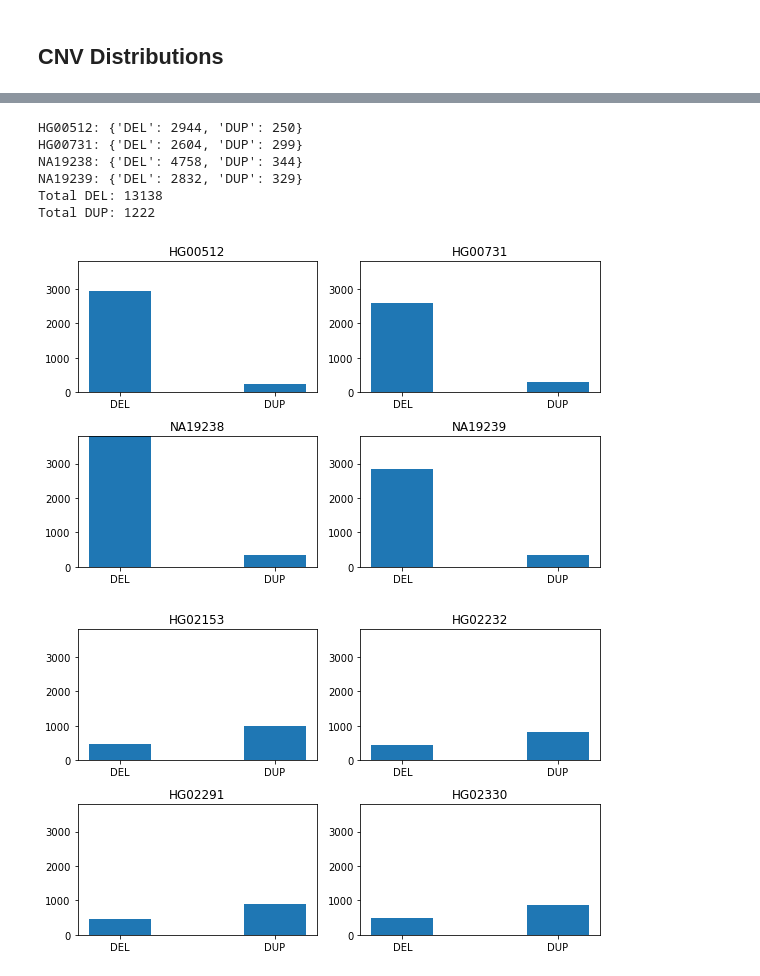
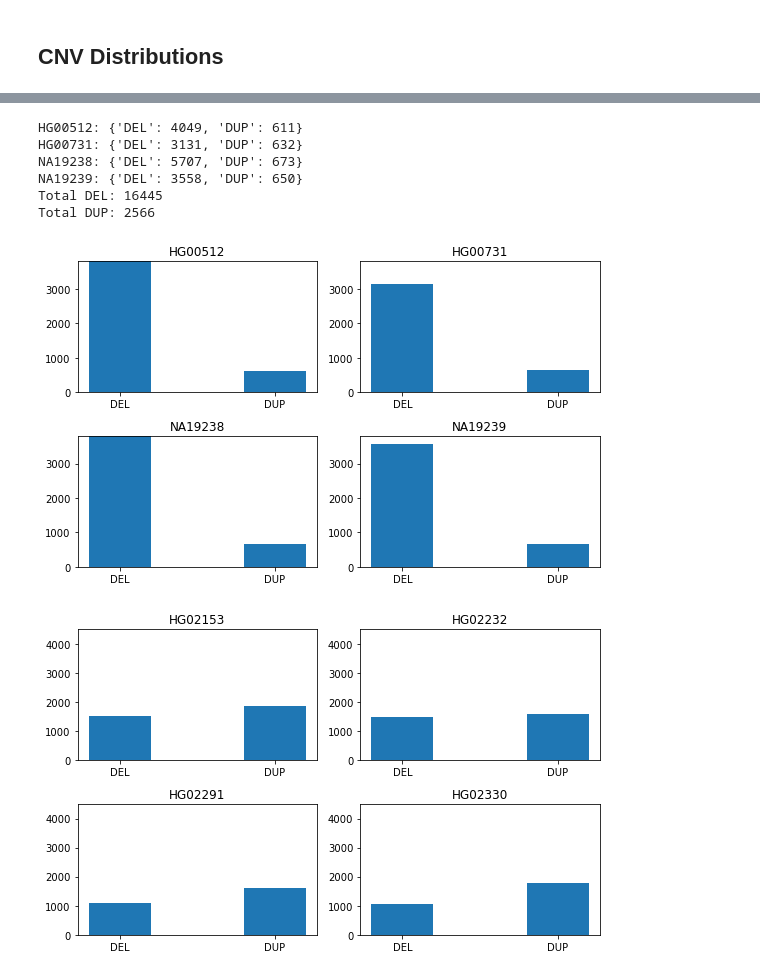
Before and after one commit to alperylmzz/ECOLE-revision, a Jupyter notebook: Figure 3.ipynb, the cells around one changed output, grey strips where cells are left out. Cells and saved outputs as stored; diff of their text form; code cells hidden in the pictures.

```diff
--- a/Figure 3.ipynb
+++ b/Figure 3.ipynb
@@ -6,7 +6,7 @@ import os
 import matplotlib.pyplot as plt
 import seaborn as sns
 import pandas as pd
-sns.set(style="whitegrid")
+#sns.set(style="whitegrid")
 # %% [markdown]
 ## Beautifying Figure 3
 # %%
@@ -264,3 +234,32 @@ NA19239_labeled_data = test4[:,5]
+# %%
+cur_dirname = os.getcwd()
+
+test1 = pd.read_csv(cur_dirname+'/Chaisson_et_al_test_data/Groundtruth_HG00513.csv', sep=",",header=None)
+test2 = pd.read_csv(cur_dirname+'/Chaisson_et_al_test_data/Groundtruth_HG00732.csv', sep=",",header=None)
+test3 = pd.read_csv(cur_dirname+'/Chaisson_et_al_test_data/Groundtruth_HG00733.csv', sep=",",header=None)
+test4 = pd.read_csv(cur_dirname+'/Chaisson_et_al_test_data/Groundtruth_NA19240.csv', sep=",",header=None)
+HG00513_labeled_data = test1[3]
+HG00732_labeled_data = test2[3]
+HG00733_labeled_data = test3[3]
+NA19240_labeled_data = test4[3]
+
+test1 = pd.read_csv(cur_dirname+'/ECOLE_4_training_data/Groundtruth_HG02153.csv',sep=",",header=None)
+test2 = pd.read_csv(cur_dirname+'/ECOLE_4_training_data/Groundtruth_HG02232.csv',sep=",",header=None)
+test3 = pd.read_csv(cur_dirname+'/ECOLE_4_training_data/Groundtruth_HG02291.csv',sep=",",header=None)
+test4 = pd.read_csv(cur_dirname+'/ECOLE_4_training_data/Groundtruth_HG02330.csv',sep=",",header=None)
+HG02153_labeled_data = test1[3]
+HG02232_labeled_data = test2[3]
+HG02291_labeled_data = test3[3]
+HG02330_labeled_data = test4[3]
+
+test1 = pd.read_csv(cur_dirname+'/Chaisson_et_al_finetuning_data/Groundtruth_HG00512.csv',sep=",",header=None)
+test2 = pd.read_csv(cur_dirname+'/Chaisson_et_al_finetuning_data/Groundtruth_HG00731.csv',sep=",",header=None)
+test3 = pd.read_csv(cur_dirname+'/Chaisson_et_al_finetuning_data/Groundtruth_NA19238.csv',sep=",",header=None)
+test4 = pd.read_csv(cur_dirname+'/Chaisson_et_al_finetuning_data/Groundtruth_NA19239.csv',sep=",",header=None)
+HG00512_labeled_data = test1[3]
+HG00731_labeled_data = test2[3]
+NA19238_labeled_data = test3[3]
+NA19239_labeled_data = test4[3]
 # %%
 HG00513_cnv = {"DEL": np.sum(HG00513_labeled_data=="<DEL>"),"DUP": np.sum(HG00513_labeled_data=="<DUP>")}
 HG00732_cnv = {"DEL": np.sum(HG00732_labeled_data=="<DEL>"),"DUP": np.sum(HG00732_labeled_data=="<DUP>")}
@@ -330,35 +330,36 @@ ax[1,1].set_ylim((0,3800))
 fig.tight_layout()
 plt.show()
 # %% [output]
-HG00512: {'DEL': 2944, 'DUP': 250}
-HG00731: {'DEL': 2604, 'DUP': 299}
-NA19238: {'DEL': 4758, 'DUP': 344}
-NA19239: {'DEL': 2832, 'DUP': 329}
-Total DEL: 13138
-Total DUP: 1222
+HG00512: {'DEL': 4049, 'DUP': 611}
+HG00731: {'DEL': 3131, 'DUP': 632}
+NA19238: {'DEL': 5707, 'DUP': 673}
+NA19239: {'DEL': 3558, 'DUP': 650}
+Total DEL: 16445
+Total DUP: 2566
-[figure, old version]
+[figure, new version]
 # %%
 HG02153_cnv = {"DEL": np.sum(HG02153_labeled_data=="<DEL>"),"DUP": np.sum(HG02153_labeled_data=="<DUP>")}
 HG02232_cnv = {"DEL": np.sum(HG02232_labeled_data=="<DEL>"),"DUP": np.sum(HG02232_labeled_data=="<DUP>")}
 HG02291_cnv = {"DEL": np.sum(HG02291_labeled_data=="<DEL>"),"DUP": np.sum(HG02291_labeled_data=="<DUP>")}
 HG02330_cnv = {"DEL": np.sum(HG02330_labeled_data=="<DEL>"),"DUP": np.sum(HG02330_labeled_data=="<DUP>")}
 
 fig, ax = plt.subplots(2,2, figsize=(8,5))
 
 # creating the bar plot
 ax[0,0].bar(HG02153_cnv.keys(), HG02153_cnv.values(),width = 0.4)
 ax[0,0].set_title("HG02153")
-ax[0,0].set_ylim((0,3800))
+ax[0,0].set_ylim((0,4500))
 ax[0,1].bar(HG02232_cnv.keys(), HG02232_cnv.values(),width = 0.4)
 ax[0,1].set_title("HG02232")
-ax[0,1].set_ylim((0,3800))
+ax[0,1].set_ylim((0,4500))
 ax[1,0].bar(HG02291_cnv.keys(), HG02291_cnv.values(),width = 0.4)
 ax[1,0].set_title("HG02291")
-ax[1,0].set_ylim((0,3800))
+ax[1,0].set_ylim((0,4500))
 ax[1,1].bar(HG02330_cnv.keys(), HG02330_cnv.values(),width = 0.4)
 ax[1,1].set_title("HG02330")
-ax[1,1].set_ylim((0,3800))
+ax[1,1].set_ylim((0,4500))
 fig.tight_layout()
+plt.savefig('cnv_distr_ecole_train.pdf')
 plt.show()
 # %% [output]
-[figure, old version]
+[figure, new version]
```
Also changed, not shown: parts of 2 cells of this notebook, 2 other files.
